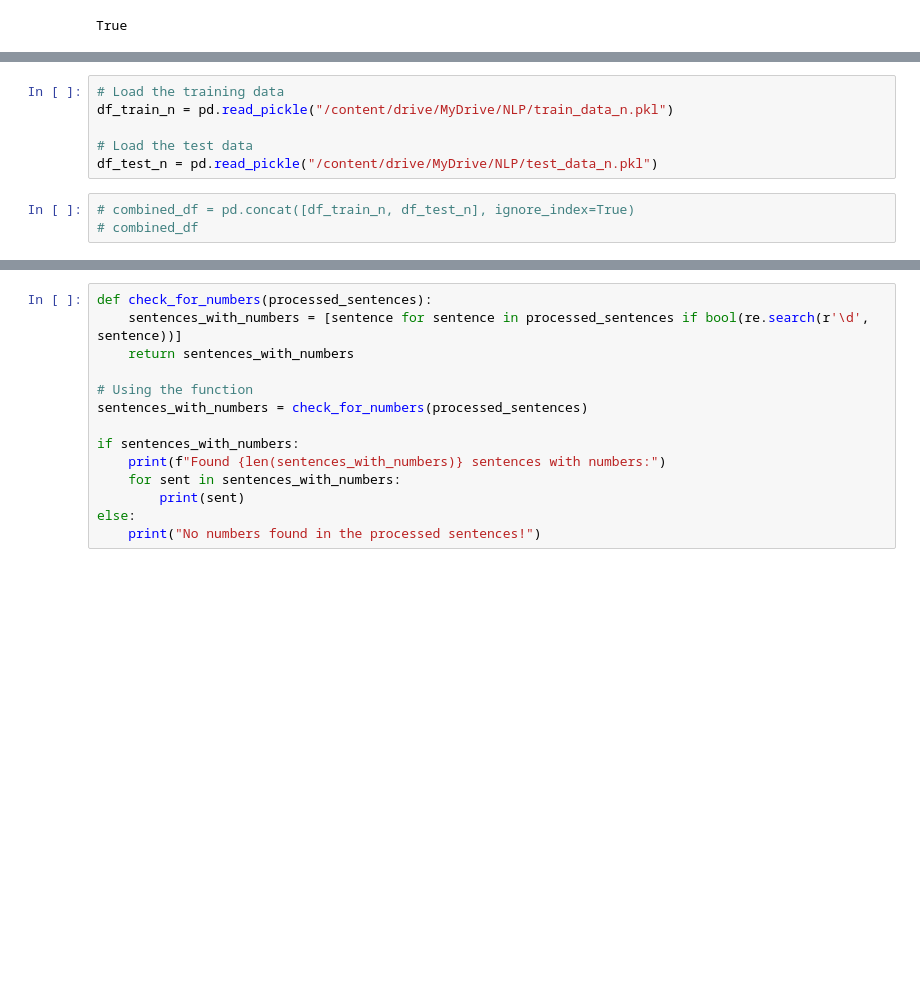
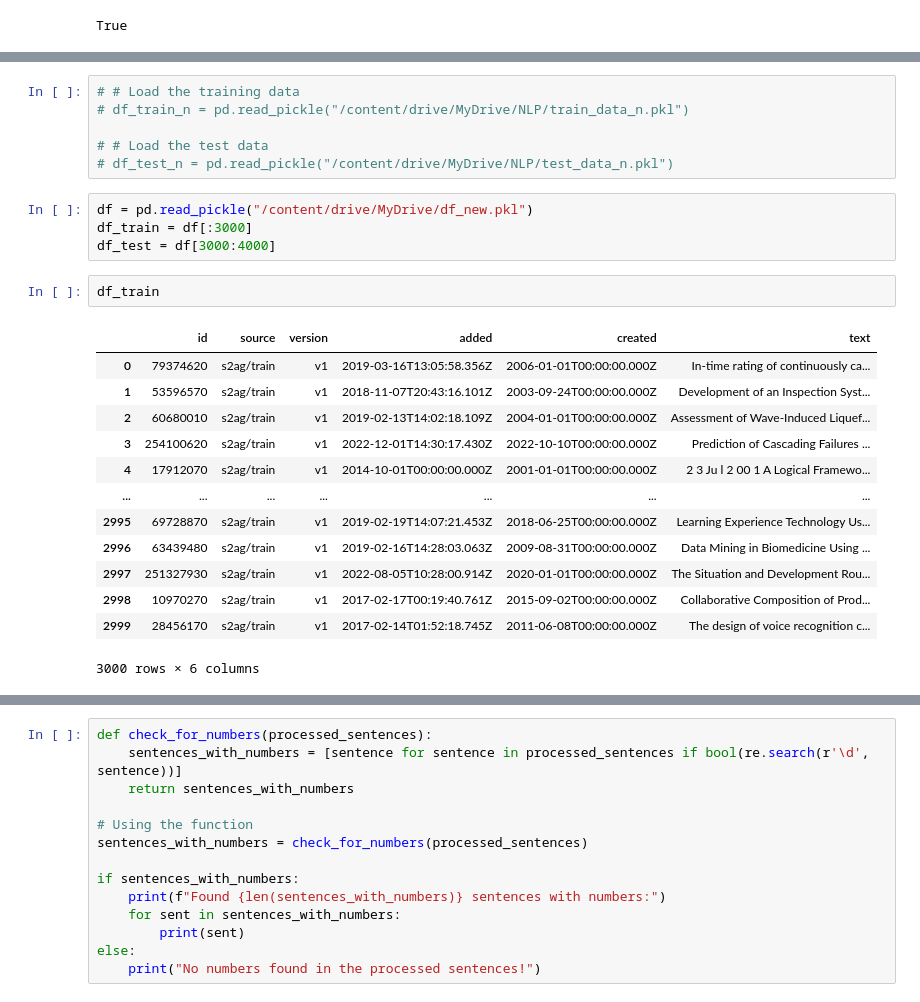
Before and after one commit to purvi202211023/IT555-Deep-Neural-NLP, a Jupyter notebook: Deep_Neural_NLP.ipynb, the cells around one changed output, grey strips where cells are left out. Saved outputs shown, nothing was run; the diff lists cells and outputs as text; blank space fills up the shorter version.

```diff
--- a/Deep_Neural_NLP.ipynb
+++ b/Deep_Neural_NLP.ipynb
@@ -32,10 +32,27 @@ Mounted at /content/drive
 # %%
-# Load the training data
-df_train_n = pd.read_pickle("/content/drive/MyDrive/NLP/train_data_n.pkl")
+# # Load the training data
+# df_train_n = pd.read_pickle("/content/drive/MyDrive/NLP/train_data_n.pkl")
 
-# Load the test data
-df_test_n = pd.read_pickle("/content/drive/MyDrive/NLP/test_data_n.pkl")
+# # Load the test data
+# df_test_n = pd.read_pickle("/content/drive/MyDrive/NLP/test_data_n.pkl")
-# %%
-# combined_df = pd.concat([df_train_n, df_test_n], ignore_index=True)
-# combined_df
+# %%
+df = pd.read_pickle("/content/drive/MyDrive/df_new.pkl")
+df_train = df[:3000]
+df_test = df[3000:4000]
+# %%
+df_train
+# %% [output]
+|  | id | source | version | added | created | text |
+| 0 | 79374620 | s2ag/train | v1 | 2019-03-16T13:05:58.356Z | 2006-01-01T00:00:00.000Z | In-time rating of continuously ca... |
+| 1 | 53596570 | s2ag/train | v1 | 2018-11-07T20:43:16.101Z | 2003-09-24T00:00:00.000Z | Development of an Inspection Syst... |
+| 2 | 60680010 | s2ag/train | v1 | 2019-02-13T14:02:18.109Z | 2004-01-01T00:00:00.000Z | Assessment of Wave-Induced Liquef... |
+| 3 | 254100620 | s2ag/train | v1 | 2022-12-01T14:30:17.430Z | 2022-10-10T00:00:00.000Z | Prediction of Cascading Failures ... |
+| 4 | 17912070 | s2ag/train | v1 | 2014-10-01T00:00:00.000Z | 2001-01-01T00:00:00.000Z | 2 3 Ju l 2 00 1 A Logical Framewo... |
+| ... | ... | ... | ... | ... | ... | ... |
+| 2995 | 69728870 | s2ag/train | v1 | 2019-02-19T14:07:21.453Z | 2018-06-25T00:00:00.000Z | Learning Experience Technology Us... |
+| 2996 | 63439480 | s2ag/train | v1 | 2019-02-16T14:28:03.063Z | 2009-08-31T00:00:00.000Z | Data Mining in Biomedicine Using ... |
+| 2997 | 251327930 | s2ag/train | v1 | 2022-08-05T10:28:00.914Z | 2020-01-01T00:00:00.000Z | The Situation and Development Rou... |
+| 2998 | 10970270 | s2ag/train | v1 | 2017-02-17T00:19:40.761Z | 2015-09-02T00:00:00.000Z | Collaborative Composition of Prod... |
+| 2999 | 28456170 | s2ag/train | v1 | 2017-02-14T01:52:18.745Z | 2011-06-08T00:00:00.000Z | The design of voice recognition c... |
+3000 rows × 6 columns
 # %%
```
Also changed, not shown: parts of 11 cells of this notebook.
